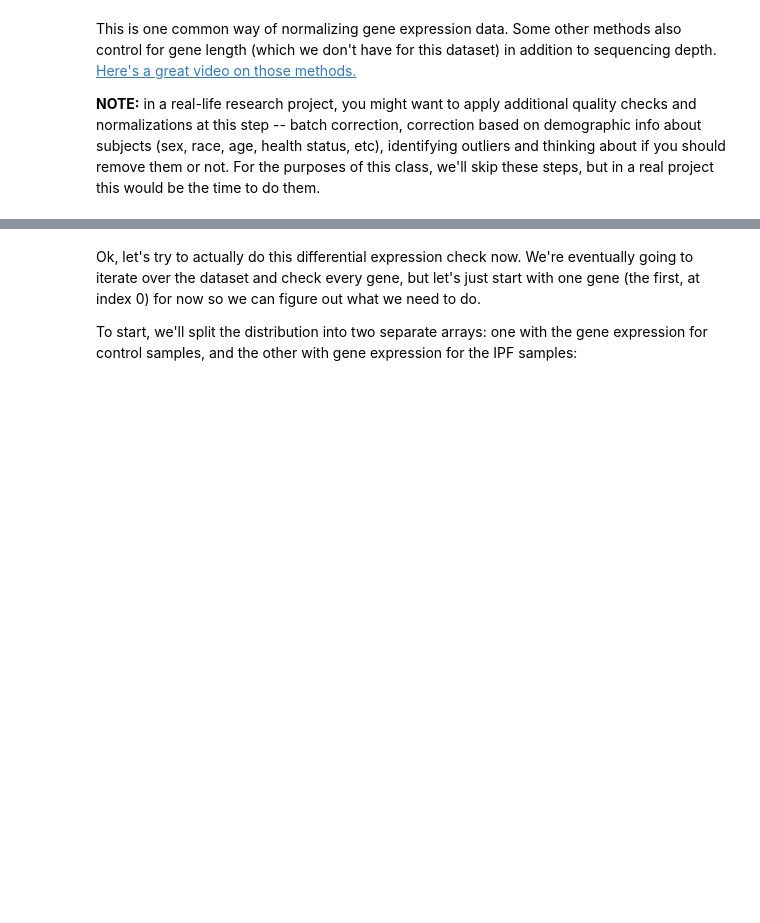
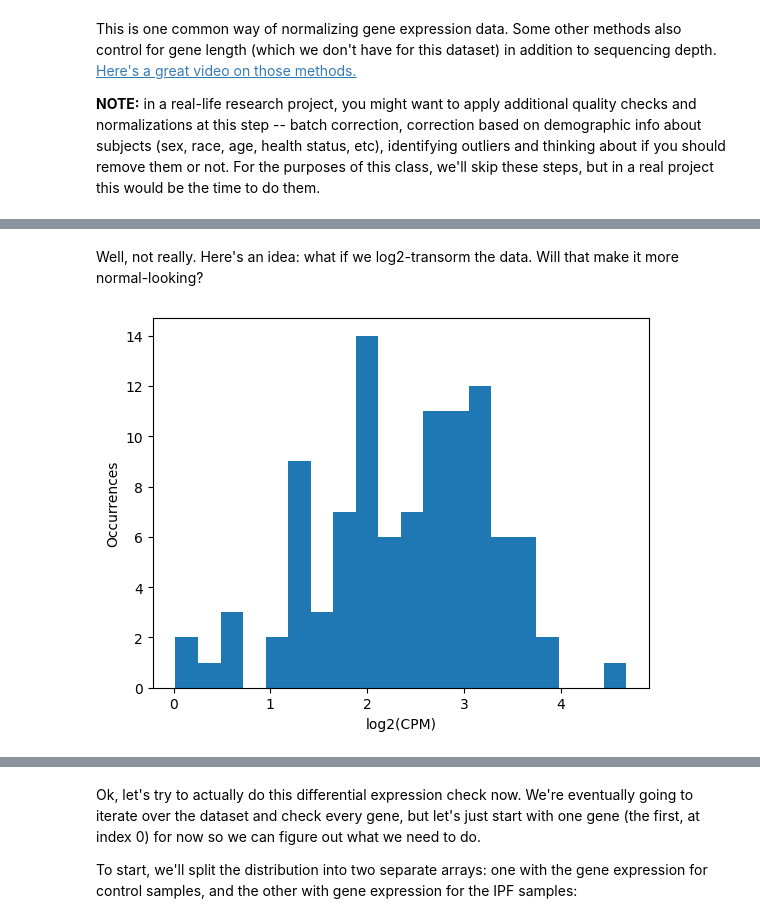
Before and after one commit to mikesaint-antoine/comp_bio_seminar, a Jupyter notebook: project1/transcriptomics.ipynb, the cells around one changed output, grey strips where cells are left out. Saved outputs shown, nothing was run; the diff lists cells and outputs as text; code cells hidden in the pictures; blank space fills up the shorter version.

```diff
--- a/project1/transcriptomics.ipynb
+++ b/project1/transcriptomics.ipynb
@@ -156,0 +159,12 @@ plt.show()
+# %% [markdown]
+Well, not really. Here's an idea: what if we log2-transorm the data. Will that make it more normal-looking?
+# %%
+# checking normality assumption for t-test
+
+rand_ind = random.randint(0,data.shape[0])
+plt.hist(np.log2(data[rand_ind,labels == "control"]),bins=20) # changed to np.log2() of data row
+plt.xlabel("log2(CPM)")
+plt.ylabel("Occurrences")
+plt.show()
+# %% [output]
+[figure, added]
```
Also changed, not shown: parts of 18 cells of this notebook.
